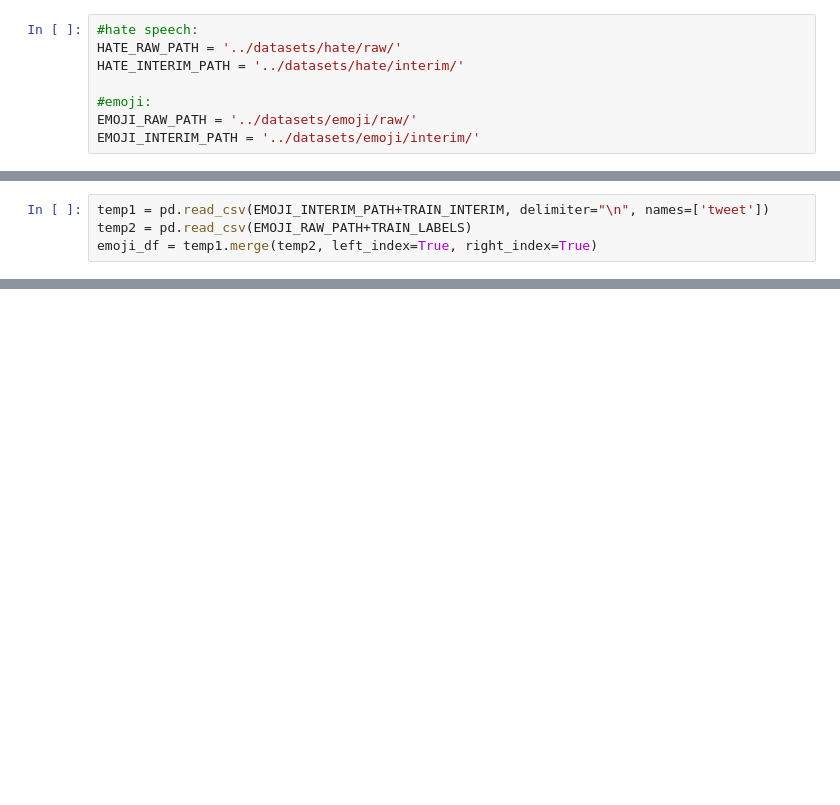
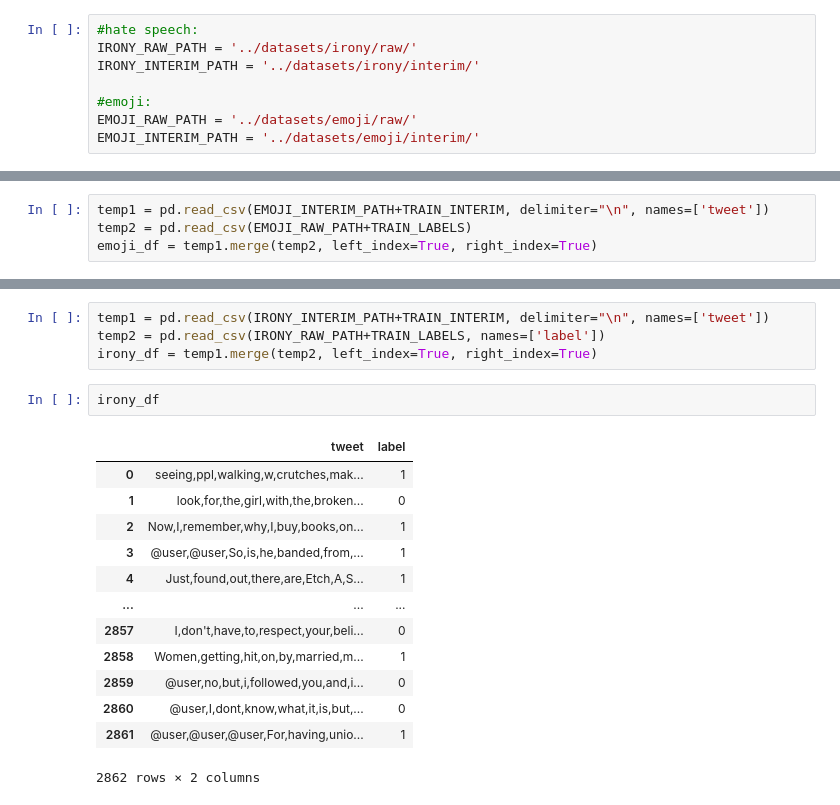
Before and after one commit to dmdequin/fyp2021p4g03, a Jupyter notebook: notebooks/Sanna_working.ipynb, the cells around one changed output, grey strips where cells are left out. Saved outputs shown, nothing was run; the diff lists cells and outputs as text; blank space fills up the shorter version.

Commit message:
change to irony, less hate in the world

```diff
--- a/notebooks/Sanna_working.ipynb
+++ b/notebooks/Sanna_working.ipynb
@@ -7,8 +8,8 @@ import pandas as pd
 PATHS:
 # %%
 #hate speech:
-HATE_RAW_PATH = '../datasets/hate/raw/'
-HATE_INTERIM_PATH = '../datasets/hate/interim/'
+IRONY_RAW_PATH = '../datasets/irony/raw/'
+IRONY_INTERIM_PATH = '../datasets/irony/interim/'
 
 #emoji:
 EMOJI_RAW_PATH = '../datasets/emoji/raw/'
@@ -164,0 +233,20 @@ emoji_df.head()
+# %%
+temp1 = pd.read_csv(IRONY_INTERIM_PATH+TRAIN_INTERIM, delimiter="\n", names=['tweet'])
+temp2 = pd.read_csv(IRONY_RAW_PATH+TRAIN_LABELS, names=['label'])
+irony_df = temp1.merge(temp2, left_index=True, right_index=True)
+# %%
+irony_df
+# %% [output]
+|  | tweet | label |
+| 0 | seeing,ppl,walking,w,crutches,mak... | 1 |
+| 1 | look,for,the,girl,with,the,broken... | 0 |
+| 2 | Now,I,remember,why,I,buy,books,on... | 1 |
+| 3 | @user,@user,So,is,he,banded,from,... | 1 |
+| 4 | Just,found,out,there,are,Etch,A,S... | 1 |
+| ... | ... | ... |
+| 2857 | I,don't,have,to,respect,your,beli... | 0 |
+| 2858 | Women,getting,hit,on,by,married,m... | 1 |
+| 2859 | @user,no,but,i,followed,you,and,i... | 0 |
+| 2860 | @user,I,dont,know,what,it,is,but,... | 0 |
+| 2861 | @user,@user,@user,For,having,unio... | 1 |
+2862 rows × 2 columns
```
Also changed, not shown: parts of 8 cells of this notebook, 15 other files.
